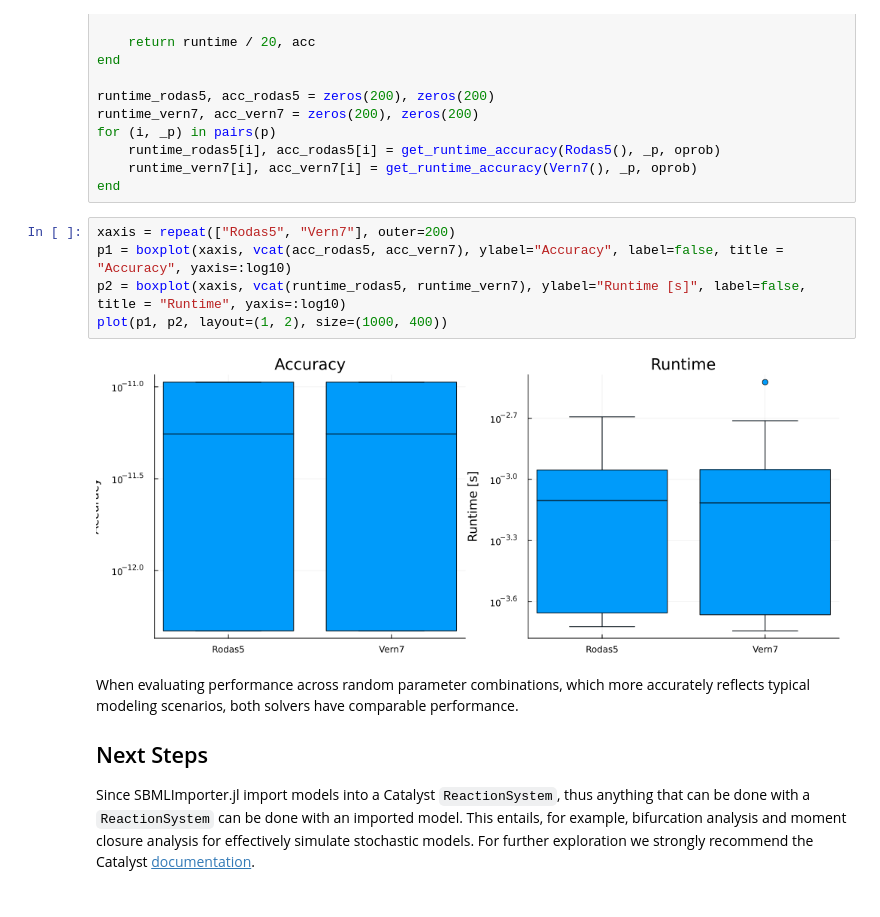
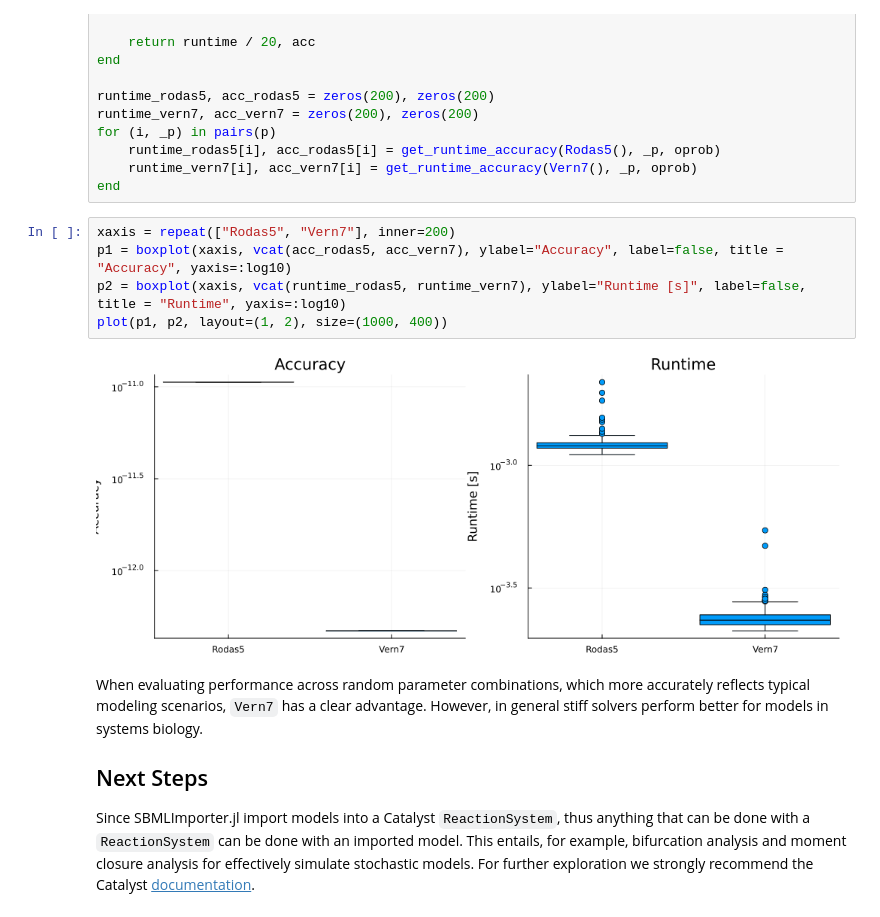
Before and after one commit to sebapersson/SysBioNotebooks, a Jupyter notebook: SBMLImporter/SBMLImporter_ODE.ipynb, the cells around one changed output. Cells and saved outputs as stored; diff of their text form.

```diff
--- a/SBMLImporter/SBMLImporter_ODE.ipynb
+++ b/SBMLImporter/SBMLImporter_ODE.ipynb
@@ -152,14 +152,14 @@ for (i, _p) in pairs(p)
     runtime_vern7[i], acc_vern7[i] = get_runtime_accuracy(Vern7(), _p, oprob)
 end
 # %%
-xaxis = repeat(["Rodas5", "Vern7"], outer=200)
+xaxis = repeat(["Rodas5", "Vern7"], inner=200)
 p1 = boxplot(xaxis, vcat(acc_rodas5, acc_vern7), ylabel="Accuracy", label=false, title = "Accuracy", yaxis=:log10)
 p2 = boxplot(xaxis, vcat(runtime_rodas5, runtime_vern7), ylabel="Runtime [s]", label=false, title = "Runtime", yaxis=:log10)
 plot(p1, p2, layout=(1, 2), size=(1000, 400))
 # %% [output]
-[figure, old version]
+[figure, new version]
 # %% [markdown]
-When evaluating performance across random parameter combinations, which more accurately reflects typical modeling scenarios, both solvers have comparable performance.
+When evaluating performance across random parameter combinations, which more accurately reflects typical modeling scenarios, `Vern7` has a clear advantage. However, in general stiff solvers perform better for models in systems biology.
 
 ## Next Steps
 
```
Also changed, not shown: parts of 2 cells of this notebook, 2 other files.
